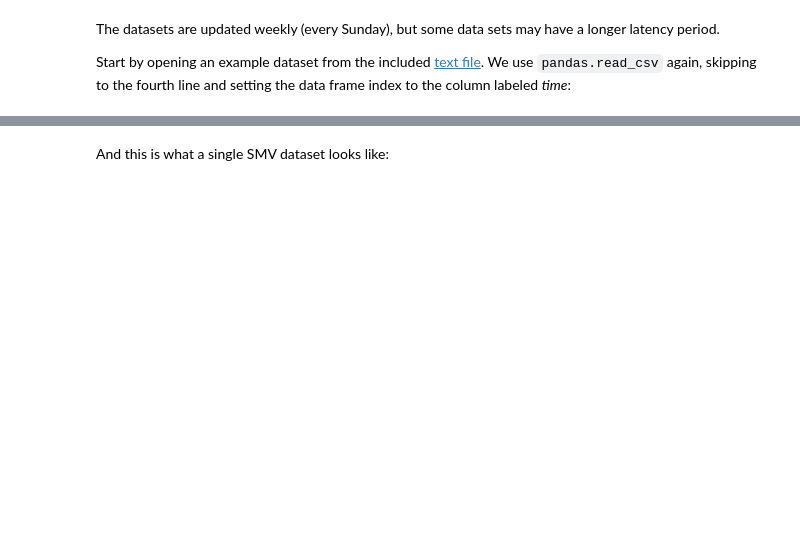
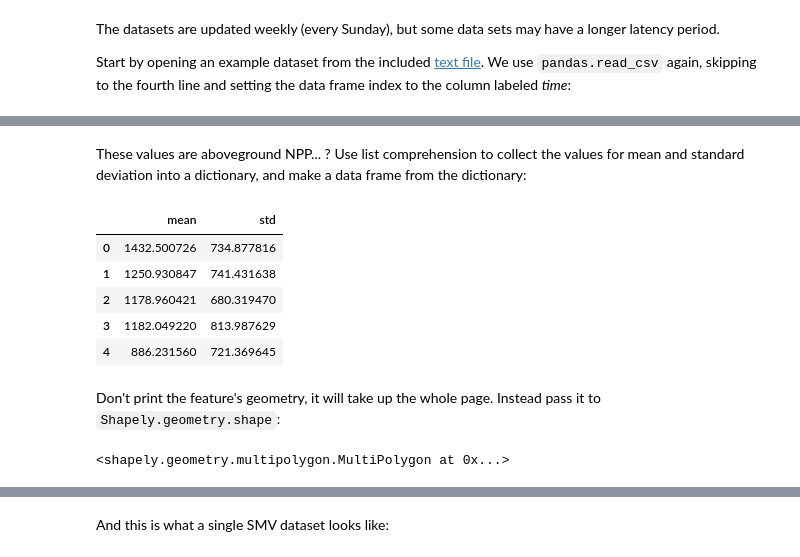
Before and after one commit to jjmcnelis/nasa_usfs_workshop, a Jupyter notebook: day3-tutorial.ipynb, the cells around one changed output, grey strips where cells are left out. Drawn from its saved outputs; the diff is of its cells as text; code cells hidden in the pictures; blank space fills up the shorter version.

```diff
--- a/day3-tutorial.ipynb
+++ b/day3-tutorial.ipynb
@@ -190,0 +270,20 @@ Make some points:
+# %%
+allnan = lambda v: np.count_nonzero(~np.isnan(v.data))==0
+units = [
+    'g m-2 d-1',
+    'm3/m3',
+    'degrees C',
+    'mm/day']
+
+fig, axs = plt.subplots(4, 1, sharex=True, figsize=(15, 12))
+
+for i, unit in enumerate(units):
+
+    variables = pds.filter_by_attrs(units=unit)
+    for v in variables:
+        if v!="COSMOS_surface":
+            a = pds[v]
+            if not allnan(a):
+                pds[v].plot(ax=axs[i])
+                axs[i].set_title(None)
+                axs[i].set_xlabel(None)
@@ -190,0 +361,26 @@ Make some points:
+# %% [markdown]
+These values are aboveground NPP... ? Use list comprehension to collect the values for mean and standard deviation into a dictionary, and make a data frame from the dictionary:
+# %%
+stats = pd.DataFrame({
+    "mean": [v for k,v in feat["properties"].items() if "MEAN" in k],
+    "std": [v for k,v in feat["properties"].items() if "STD" in k]})
+
+stats.head(5)
+# %% [output]
+|  | mean | std |
+| 0 | 1432.500726 | 734.877816 |
+| 1 | 1250.930847 | 741.431638 |
+| 2 | 1178.960421 | 680.319470 |
+| 3 | 1182.049220 | 813.987629 |
+| 4 | 886.231560 | 721.369645 |
+# %% [markdown]
+Don't print the feature's geometry, it will take up the whole page. Instead pass it to `Shapely.geometry.shape`:
+# %%
+geom = feat["geometry"]         # geometry from feature 0
+sgeom = shape(geom)             # Shapely.geometry.shape
+bnds = sgeom.bounds             # bounding box around geometry
+cent = sgeom.centroid           # centroid for geometry
+
+sgeom
+# %% [output]
+<shapely.geometry.multipolygon.MultiPolygon at 0x...>
```
Also changed, not shown: parts of 77 cells of this notebook, 2 other files.
